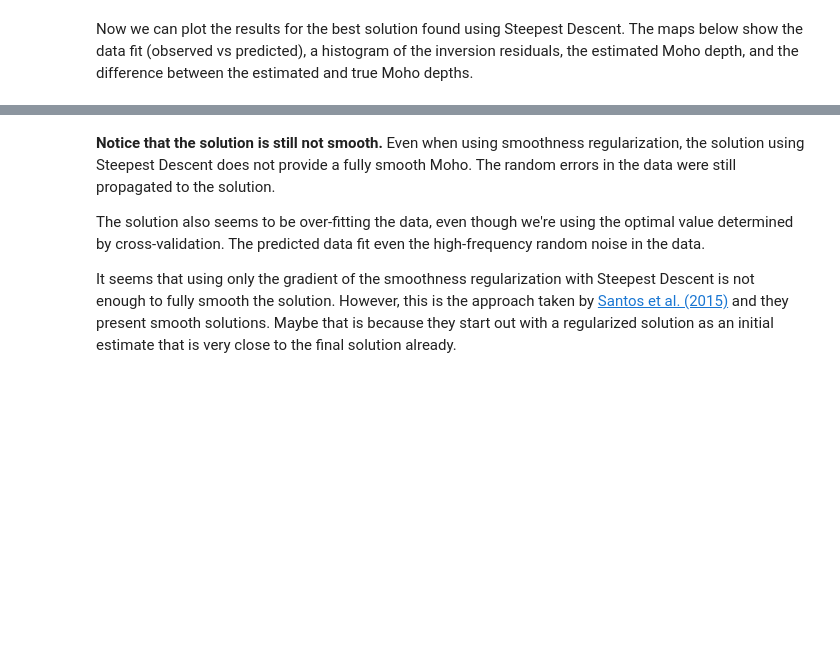
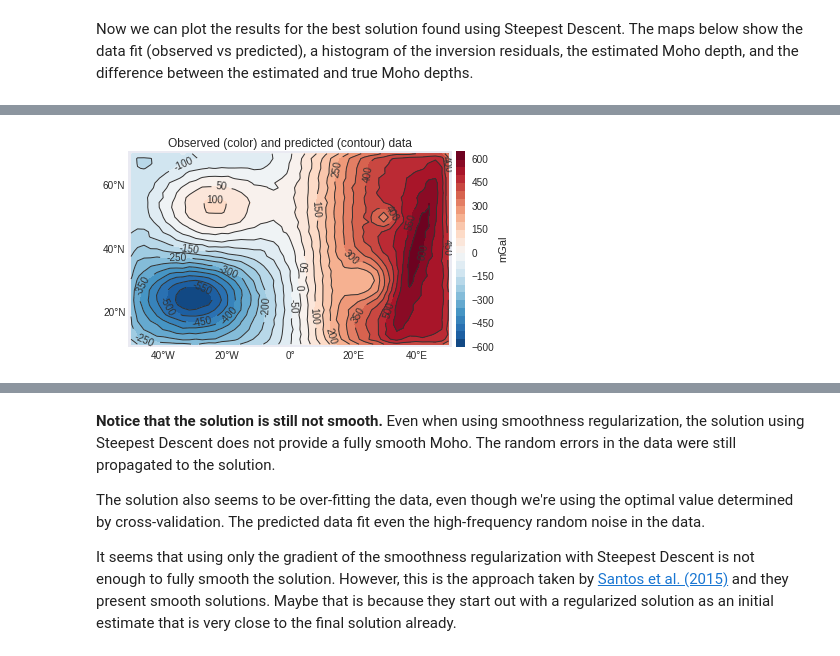
Before and after one commit to pinga-lab/paper-moho-inversion-tesseroids, a Jupyter notebook: notebooks/synthetic-steepest-vs-newton.ipynb, the cells around one changed output, grey strips where cells are left out. Saved outputs shown, nothing was run; the diff lists cells and outputs as text; code cells hidden in the pictures; blank space fills up the shorter version.

```diff
--- a/notebooks/synthetic-steepest-vs-newton.ipynb
+++ b/notebooks/synthetic-steepest-vs-newton.ipynb
@@ -448,0 +457,5 @@ plot_result_maps(solution_steep)
+# %%
+plot_fit(solution_steep, bm)
+plt.savefig(fig_file.format('steep-fit'), **fig_args)
+# %% [output]
+[figure, added]
```
Also changed, not shown: parts of 25 cells of this notebook, 15 other files.
